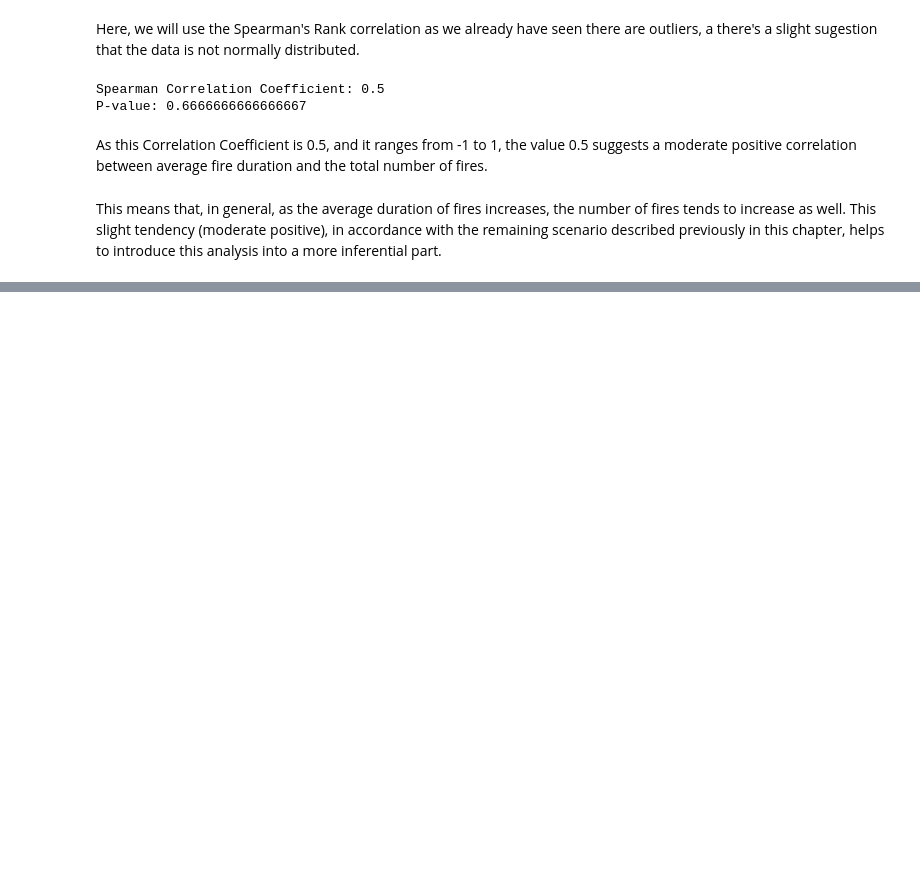
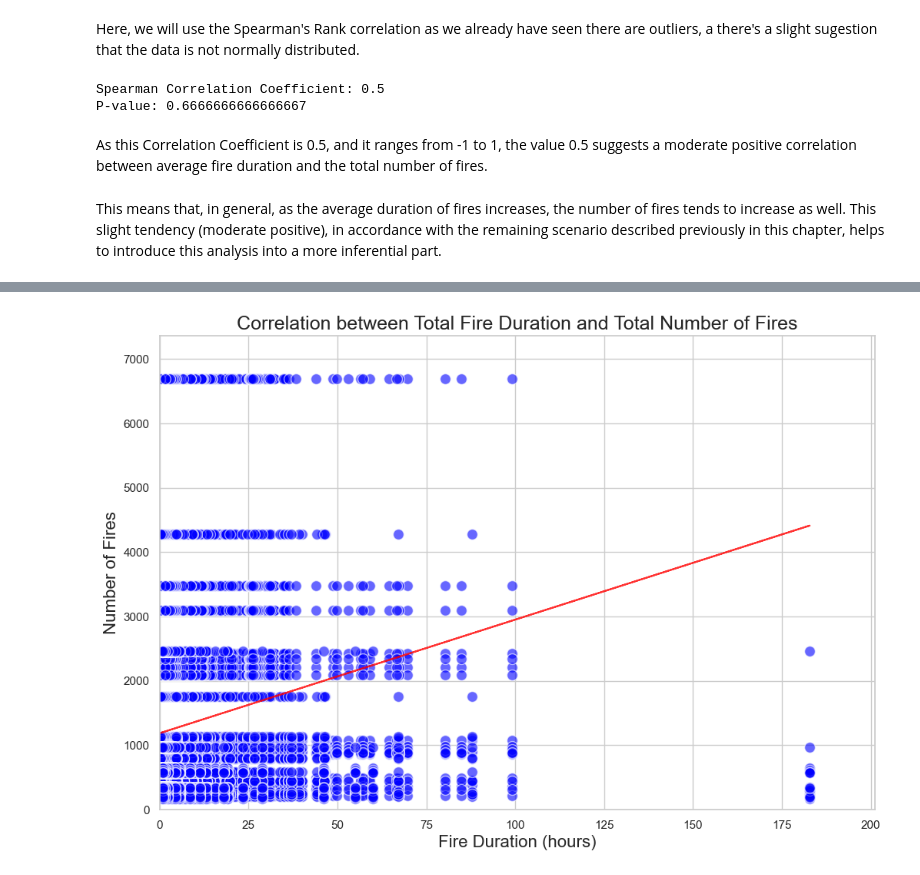
Before and after one commit to brunomfernandes45/fced_stats_project, a Jupyter notebook: phase2_exploration_visualization.ipynb, the cells around one changed output, grey strips where cells are left out. Saved outputs shown, nothing was run; the diff lists cells and outputs as text; code cells hidden in the pictures; blank space fills up the shorter version.

```diff
--- a/phase2_exploration_visualization.ipynb
+++ b/phase2_exploration_visualization.ipynb
@@ -575,0 +622,46 @@ P-value: nan
+# %%
+def plot_total_correlation_between_fire_duration_and_number_of_fires(datasets):
+    """
+    Creates a scatter plot showing the total correlation between fire duration and the number of fires
+    across all districts.
+
+    Args:
+      datasets: Dictionary containing the datasets.
+    """
+
+    plt.figure(figsize=(12, 8))
+
+    # Merge the datasets
+    district_sgif = datasets['SGIF_2011_2020']
+    district_stats = datasets['Estatisticas_Distrito']
+
+    # Merge the two datasets on the year
+    merged_data = pd.merge(district_sgif, district_stats, on='Ano', how='inner')
+
+    # Create a scatter plot for all data
+    plt.scatter(merged_data['Duracao_Horas'], merged_data['Num_IncendiosRurais'],
+                color='blue', alpha=0.6, edgecolor='w', s=100)
+
+    # Fit a linear regression line if there's enough data
+    if len(merged_data) >= 2:  # Ensure there are at least 2 data points
+        # Check for unique values to avoid fitting issues
+        if merged_data['Duracao_Horas'].nunique() > 1 and merged_data['Num_IncendiosRurais'].nunique() > 1:
+            m, b = np.polyfit(merged_data['Duracao_Horas'], merged_data['Num_IncendiosRurais'], 1)
+            plt.plot(merged_data['Duracao_Horas'], m * merged_data['Duracao_Horas'] + b,
+                     color='red', alpha=0.8)  # Line of best fit
+
+    # Customize the plot
+    plt.title('Correlation between Total Fire Duration and Total Number of Fires', fontsize=18)
+    plt.xlabel('Fire Duration (hours)', fontsize=16)
+    plt.ylabel('Number of Fires', fontsize=16)
+    plt.xlim(0, merged_data['Duracao_Horas'].max() * 1.1)  # Adjust x-axis limits
+    plt.ylim(0, merged_data['Num_IncendiosRurais'].max() * 1.1)  # Adjust y-axis limits
+    plt.grid(True)
+
+    # Show the plot
+    plt.show()
+
+# Plot the total correlation
+plot_total_correlation_between_fire_duration_and_number_of_fires(datasets)
+# %% [output]
+[figure, added]
```
Also changed, not shown: parts of 18 cells of this notebook.
